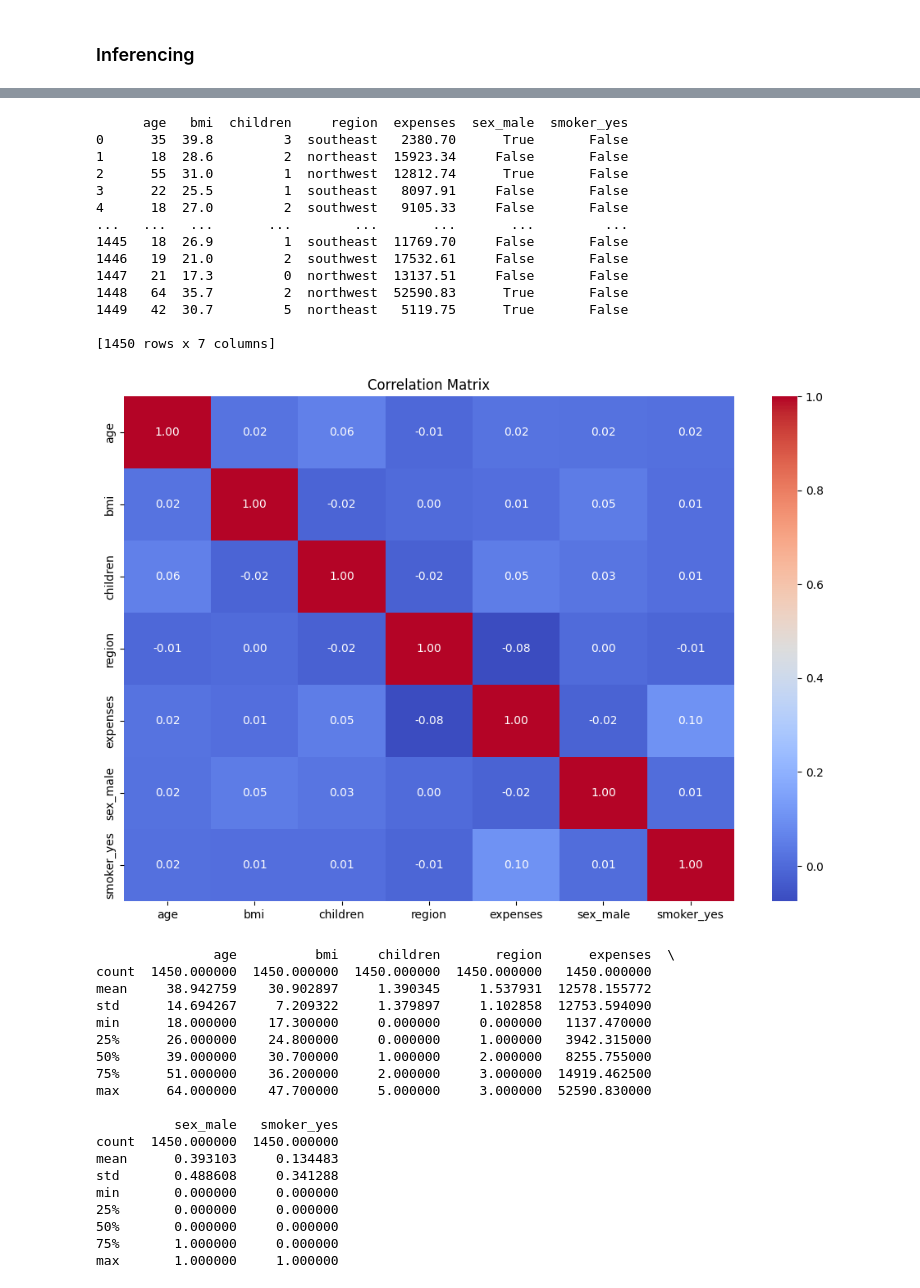
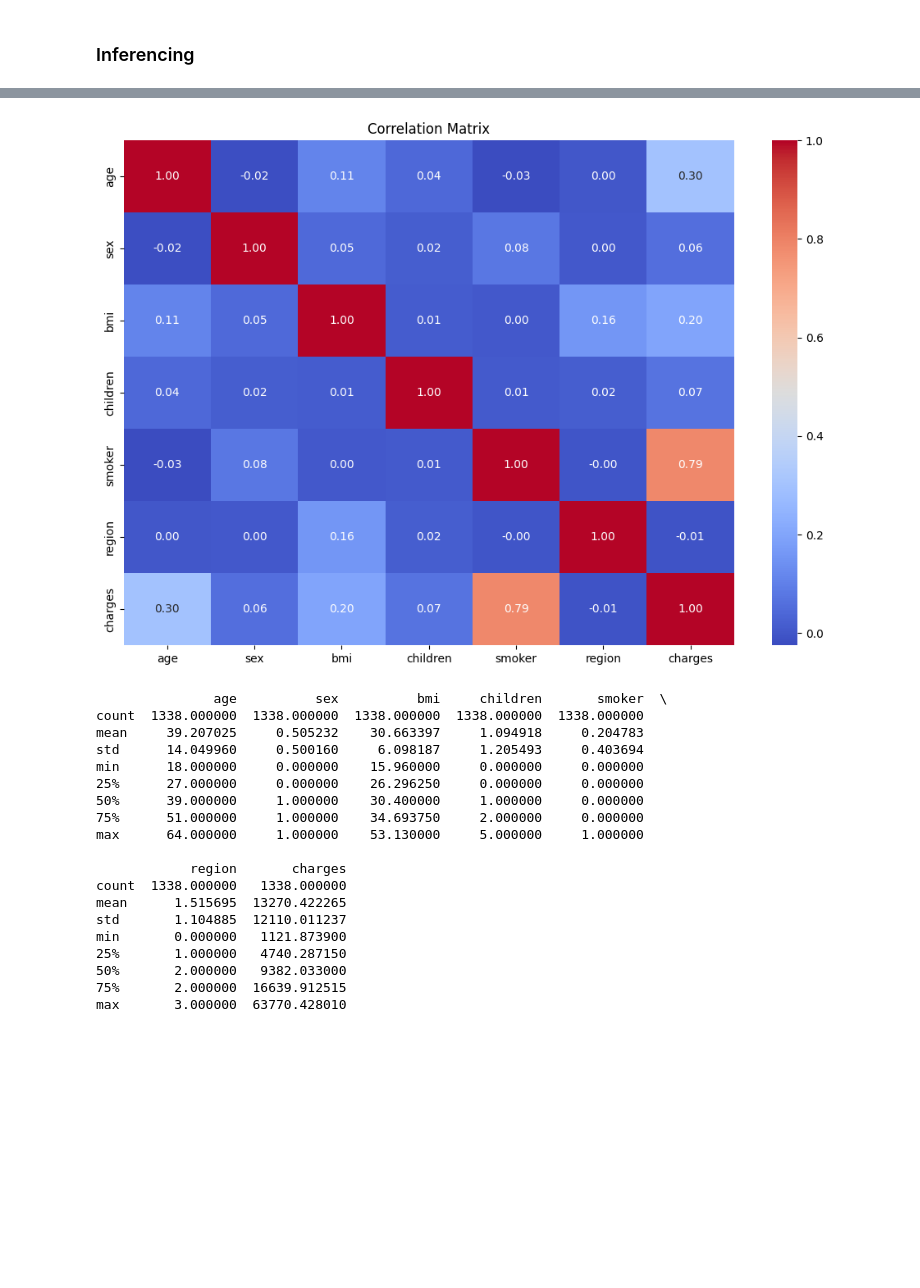
Before and after one commit to darian-7/insurance-policy-pricing-model, a Jupyter notebook: notebooks/sagemaker-deployment.ipynb, the cells around one changed output, grey strips where cells are left out. Saved outputs shown, nothing was run; the diff lists cells and outputs as text; code cells hidden in the pictures; blank space fills up the shorter version.

```diff
--- a/notebooks/sagemaker-deployment.ipynb
+++ b/notebooks/sagemaker-deployment.ipynb
@@ -394,69 +403,38 @@ KS Statistic: 0.07022318437193958, P-Value: 0.0019564196835547233
 # %%
 # Feature engineering for inference data:
 
 
-# Load data
-data = pd.read_csv('../data/inference_subset.csv')
-
-# Identify categorical features
-categorical_features = ['sex', 'region', 'smoker']
-
-# One-Hot Encoding for binary categorical features
-data = pd.get_dummies(data, columns=['sex', 'smoker'], drop_first=True)
-print(data)
-# Convert bool to int64
-data['sex_male'] = data['sex_male'].astype('int64')
-data['smoker_yes'] = data['smoker_yes'].astype('int64')
-
-# Label Encoding for ordinal relationship
-label_encoder = LabelEncoder()
-data['region'] = label_encoder.fit_transform(data['region'])
-
 # Visualize correlation matrix
-correlation_matrix = data.corr()
+correlation_matrix = inf_dropped.corr()
 plt.figure(figsize=(12, 8))
 sns.heatmap(correlation_matrix, annot=True, cmap='coolwarm', fmt='.2f')
 plt.title('Correlation Matrix')
 plt.show()
 
-print(data.describe())
+print(inf_dropped.describe())
 
-encoded_df = pd.DataFrame(data)
+# encoded_df = pd.DataFrame(data)
 
-encoded_df.to_csv('../data/encoded-inf-data.csv', index=False)
+# encoded_df.to_csv('../data/encoded-inf-data.csv', index=False)
 # %% [output]
+[figure, new version]
-      age   bmi  children     region  expenses  sex_male  smoker_yes
-0      35  39.8         3  southeast   2380.70      True       False
-1      18  28.6         2  northeast  15923.34     False       False
-2      55  31.0         1  northwest  12812.74      True       False
-3      22  25.5         1  southeast   8097.91     False       False
-4      18  27.0         2  southwest   9105.33     False       False
-...   ...   ...       ...        ...       ...       ...         ...
-1445   18  26.9         1  southeast  11769.70     False       False
-1446   19  21.0         2  southwest  17532.61     False       False
-1447   21  17.3         0  northwest  13137.51     False       False
-1448   64  35.7         2  northwest  52590.83      True       False
-1449   42  30.7         5  northeast   5119.75      True       False
+               age          sex          bmi     children       smoker  \
+count  1338.000000  1338.000000  1338.000000  1338.000000  1338.000000
+mean     39.207025     0.505232    30.663397     1.094918     0.204783
+std      14.049960     0.500160     6.098187     1.205493     0.403694
+min      18.000000     0.000000    15.960000     0.000000     0.000000
+25%      27.000000     0.000000    26.296250     0.000000     0.000000
+50%      39.000000     1.000000    30.400000     1.000000     0.000000
+75%      51.000000     1.000000    34.693750     2.000000     0.000000
+max      64.000000     1.000000    53.130000     5.000000     1.000000
 
-[1450 rows x 7 columns]
+            region       charges
+count  1338.000000   1338.000000
+mean      1.515695  13270.422265
+std       1.104885  12110.011237
+min       0.000000   1121.873900
+25%       1.000000   4740.287150
+50%       2.000000   9382.033000
+75%       2.000000  16639.912515
+max       3.000000  63770.428010
-[figure, old version]
-               age          bmi     children       region      expenses  \
-count  1450.000000  1450.000000  1450.000000  1450.000000   1450.000000
-mean     38.942759    30.902897     1.390345     1.537931  12578.155772
-std      14.694267     7.209322     1.379897     1.102858  12753.594090
-min      18.000000    17.300000     0.000000     0.000000   1137.470000
-25%      26.000000    24.800000     0.000000     1.000000   3942.315000
-50%      39.000000    30.700000     1.000000     2.000000   8255.755000
-75%      51.000000    36.200000     2.000000     3.000000  14919.462500
-max      64.000000    47.700000     5.000000     3.000000  52590.830000
-
-          sex_male   smoker_yes
-count  1450.000000  1450.000000
-mean      0.393103     0.134483
-std       0.488608     0.341288
-min       0.000000     0.000000
-25%       0.000000     0.000000
-50%       0.000000     0.000000
-75%       1.000000     0.000000
-max       1.000000     1.000000
 # %%
```
Also changed, not shown: parts of 9 cells of this notebook, 5 other files.
